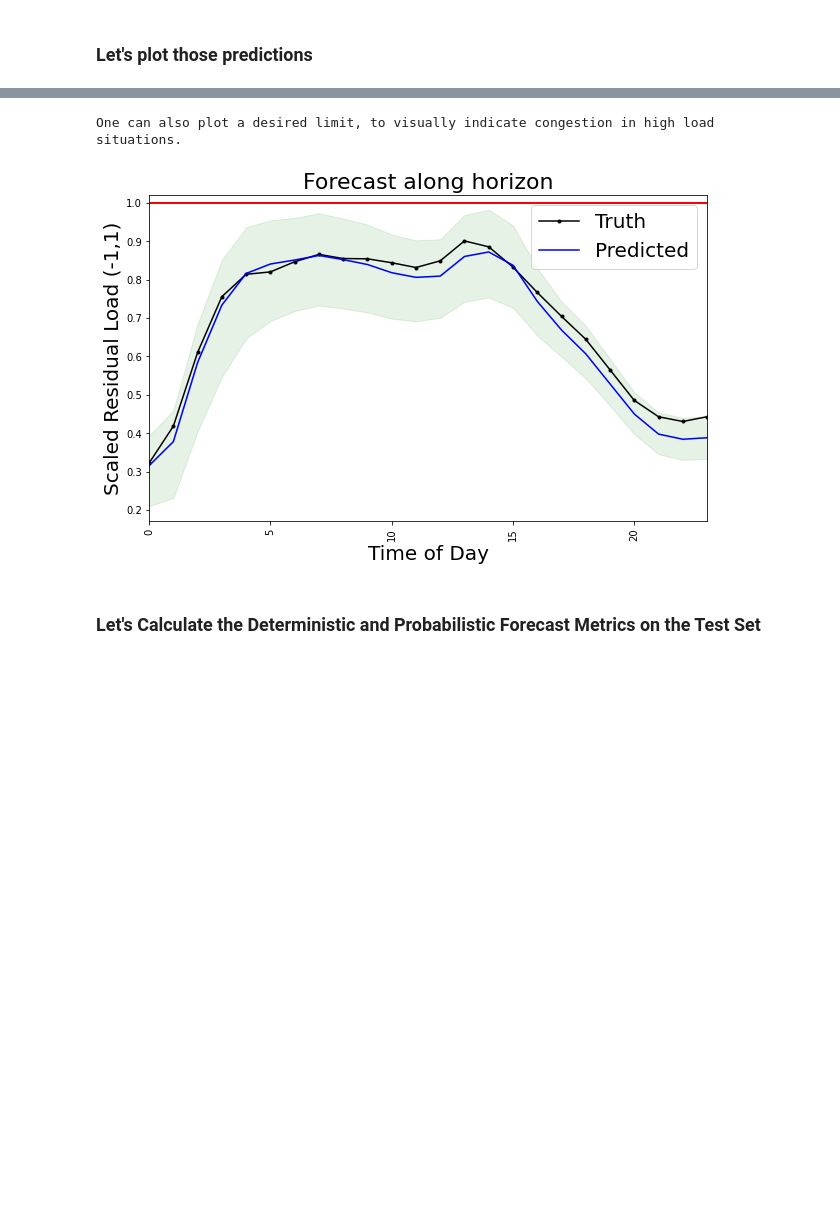
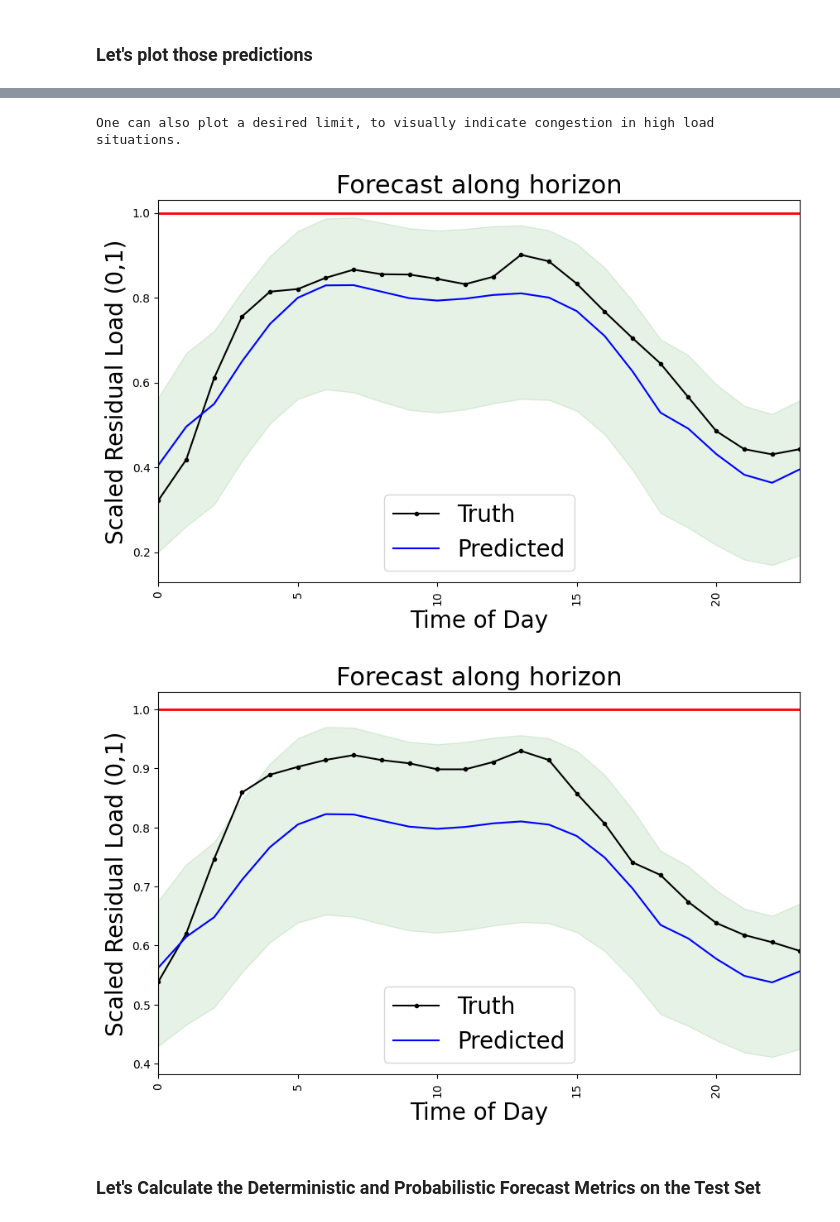
Before and after one commit to sogno-platform/proloaf, a Jupyter notebook: notebooks/ProLoaF applied and explained - Day-Ahead Forcasts on open data of the German load.ipynb, the cells around one changed output, grey strips where cells are left out. Cells and saved outputs as stored; diff of their text form; code cells hidden in the pictures; blank space fills up the shorter version.

```diff
--- a/notebooks/ProLoaF applied and explained - Day-Ahead Forcasts on open data of the German load.ipynb
+++ b/notebooks/ProLoaF applied and explained - Day-Ahead Forcasts on open data of the German load.ipynb
@@ -143,7 +161,7 @@ with torch.no_grad():
         ## Before the tensor object is created, all listed preparation steps are applied to the pandas dataframe
         ## Depending on the underlying data, some steps can be skipped, by simply removing the item from the list
         preparation_steps=[
-                partial(dh.set_to_hours, freq="1H"),# Here you can specify a datetime frequency. Default: '1H'
+                partial(dh.set_to_hours, freq=PAR.get("frequency", "1h")),# Here you can specify a datetime frequency. Default: '1H'
                 partial(dh.fill_if_missing, periodicity=PAR.get("periodicity", 24)),
                 dh.add_cyclical_features,
                 dh.add_onehot_features,
@@ -234,8 +255,8 @@ Targets: ['DE_load_actual_entsoe_transparency']
 # %% [markdown]
 Let's select one specific day, at which we will produce a forecast, e.g. 01.01.2019, First we load the inputs both for the encoder and decoder.
 # %%
-forecast_sample=prepped_data.dataset.data.index.get_loc("2019-01-01 00:00:00")
-inputs_enc, inputs_dec, targets = prepped_data.dataset[forecast_sample]
+forecast_sample = prepped_data.dataset.data.index.get_loc("2019-01-01 00:00:00")
+inputs_enc, inputs_enc_aux, inputs_dec, inputs_dec_aux, last_value, targets = prepped_data.dataset[forecast_sample]
 # %% [markdown]
 We now call the predict function and pass the network the inputs structured as encoder inputs and decoder inputs
 # %%
@@ -246,5 +275,11 @@ and future decoder inputs with shape ([n_timesteps, n_features]): torch.Size([24
 # %%
 with torch.no_grad():
-    prediction = net.predict(inputs_enc.unsqueeze(0), inputs_dec.unsqueeze(0))
+    prediction = net.predict(
+        inputs_enc.unsqueeze(0),
+        inputs_enc_aux.unsqueeze(0),
+        inputs_dec.unsqueeze(0),
+        inputs_dec_aux.unsqueeze(0),
+        last_value.unsqueeze(0),
+    )
 prediction
 # %% [output]
@@ -333,20 +399,22 @@ plot.plot_timestep(
 # %%
 # Plot for days with possible congestion
 print("One can also plot a desired limit, to visually indicate congestion in high load situations.")
-plot.plot_timestep(
-    targets.detach().squeeze().numpy(),
-    expected_values.detach().numpy()[0],
-    y_pred_upper.detach().numpy()[0],
-    y_pred_lower.detach().numpy()[0],
-    forecast_sample,
-    OUTDIR,
-    PAR["cap_limit"],
-    actuals,
-    draw_limit=True
-)
+for j in range(targets.shape[1]):
+    plot.plot_timestep(
+        targets.detach().squeeze().numpy()[:, j],
+        expected_values.detach().numpy()[0, :, j],
+        y_pred_upper.detach().numpy()[0, :, j],
+        y_pred_lower.detach().numpy()[0, :, j],
+        forecast_sample,
+        OUTDIR,
+        PAR["cap_limit"],
+        actuals,
+        draw_limit=True
+    )
 # %% [output]
 One can also plot a desired limit, to visually indicate congestion in high load situations.
-[figure, old version]
+[figure, new version]
+[figure, added]
 # %% [markdown]
 ### Let's Calculate the Deterministic and Probabilistic Forecast Metrics on the Test Set
 # %% [markdown]
```
Also changed, not shown: parts of 22 cells of this notebook.
